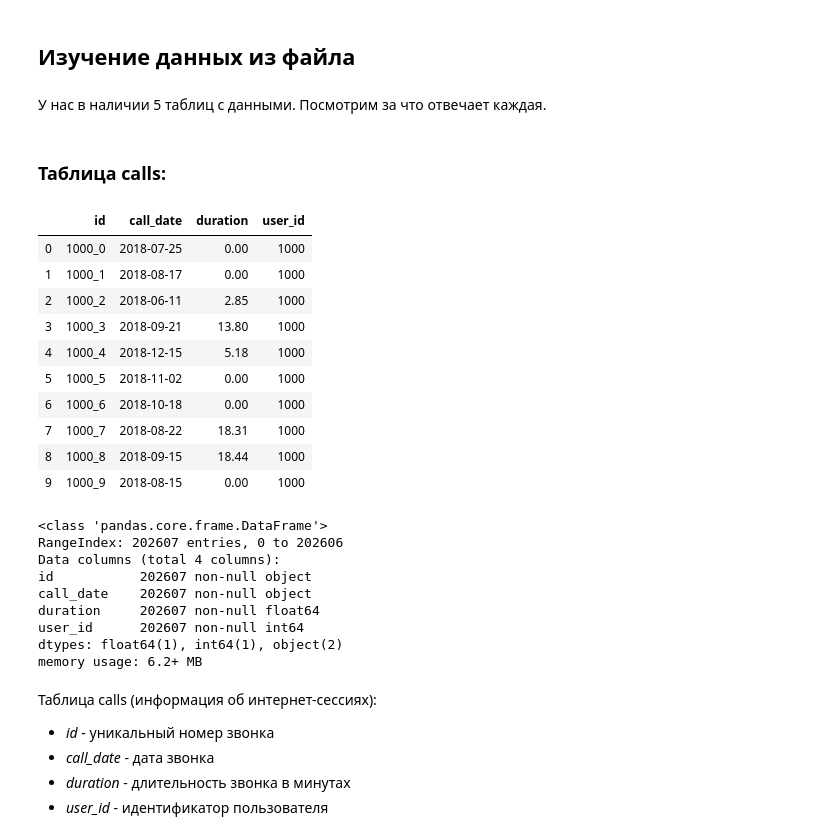
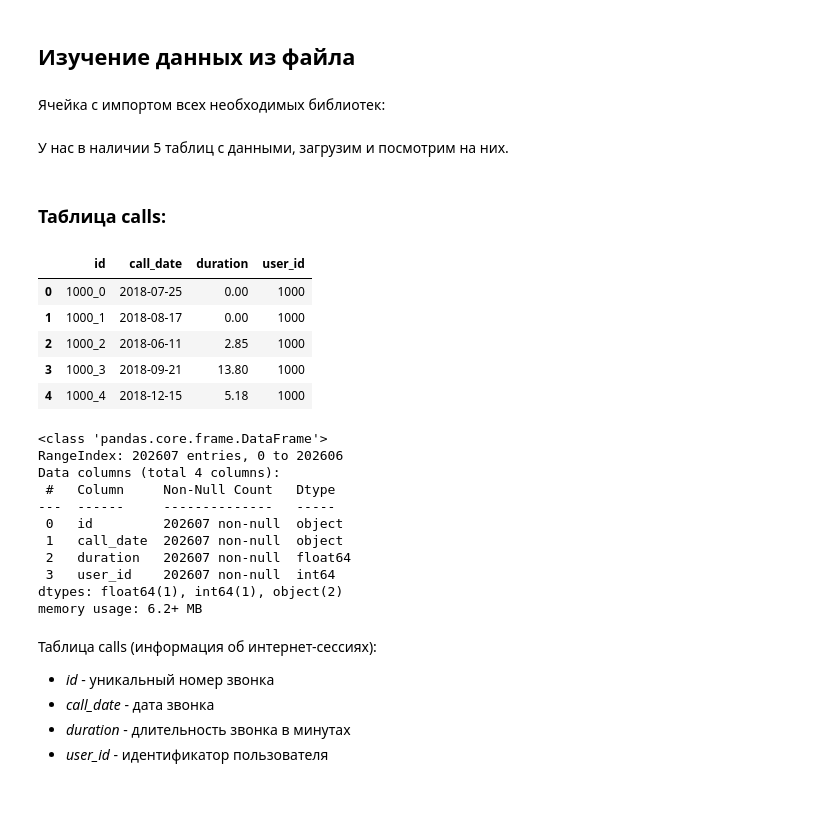
Before and after one commit to ssensse/ds_labs, a Jupyter notebook: perspective_tariff/perspective_tariff.ipynb, the cells around one changed output. Drawn from its saved outputs; the diff is of its cells as text; code cells hidden in the pictures; blank space fills up the shorter version.

```diff
--- a/perspective_tariff/perspective_tariff.ipynb
+++ b/perspective_tariff/perspective_tariff.ipynb
@@ -5,2 +19,4 @@
 # %% [markdown]
 ## Изучение данных из файла
+# %% [markdown]
+Ячейка с импортом всех необходимых библиотек:
@@ -7,34 +29,31 @@
+# %%
+path = 'C:/Users/79283/Desktop/project/telecom/'
 # %% [markdown]
-У нас в наличии 5 таблиц с данными. Посмотрим за что отвечает каждая.
+У нас в наличии 5 таблиц с данными, загрузим и посмотрим на них.
 # %% [markdown]
 ### Таблица <b>calls</b>:
 # %%
-import pandas as pd
-
-calls = pd.read_csv('/datasets/calls.csv')
-calls.head(10)
+calls = pd.read_csv(path + 'calls.csv')
+calls.head()
 # %% [output]
 |  | id | call_date | duration | user_id |
 | 0 | 1000_0 | 2018-07-25 | 0.00 | 1000 |
 | 1 | 1000_1 | 2018-08-17 | 0.00 | 1000 |
 | 2 | 1000_2 | 2018-06-11 | 2.85 | 1000 |
 | 3 | 1000_3 | 2018-09-21 | 13.80 | 1000 |
 | 4 | 1000_4 | 2018-12-15 | 5.18 | 1000 |
-| 5 | 1000_5 | 2018-11-02 | 0.00 | 1000 |
-| 6 | 1000_6 | 2018-10-18 | 0.00 | 1000 |
-| 7 | 1000_7 | 2018-08-22 | 18.31 | 1000 |
-| 8 | 1000_8 | 2018-09-15 | 18.44 | 1000 |
-| 9 | 1000_9 | 2018-08-15 | 0.00 | 1000 |
 # %%
 calls.info()
 # %% [output]
 <class 'pandas.core.frame.DataFrame'>
 RangeIndex: 202607 entries, 0 to 202606
 Data columns (total 4 columns):
-id           202607 non-null object
-call_date    202607 non-null object
-duration     202607 non-null float64
-user_id      202607 non-null int64
+ #   Column     Non-Null Count   Dtype
+---  ------     --------------   -----
+ 0   id         202607 non-null  object
+ 1   call_date  202607 non-null  object
+ 2   duration   202607 non-null  float64
+ 3   user_id    202607 non-null  int64
 dtypes: float64(1), int64(1), object(2)
 memory usage: 6.2+ MB
 # %% [markdown]
```
Also changed, not shown: parts of 64 cells of this notebook.
